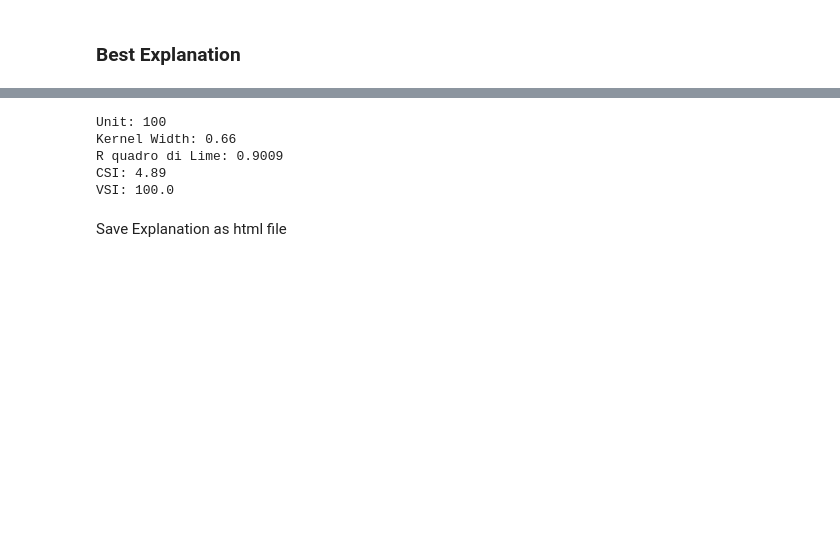
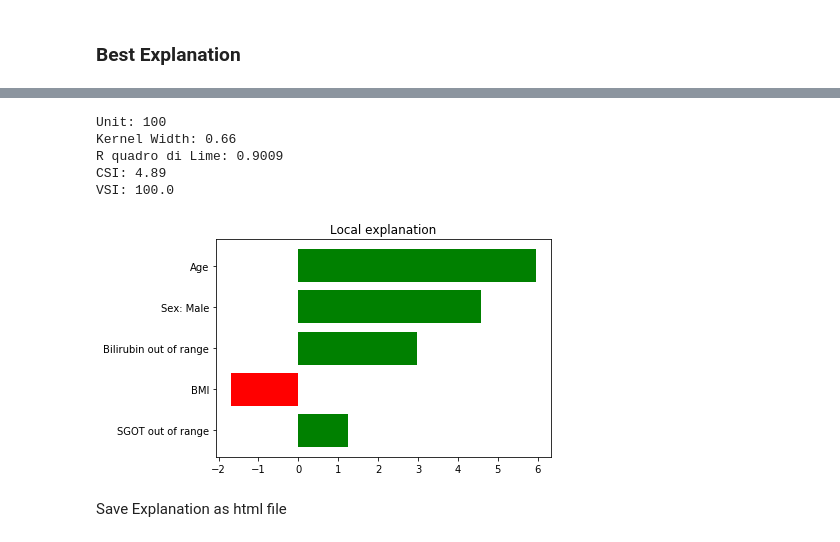
Before and after one commit to giorgiovisani/lime_stability, a Jupyter notebook: OptiLIME/OptiLIME--NHANES.ipynb, the cells around one changed output, grey strips where cells are left out. Drawn from its saved outputs; the diff is of its cells as text; code cells hidden in the pictures; blank space fills up the shorter version.

```diff
--- a/OptiLIME/OptiLIME--NHANES.ipynb
+++ b/OptiLIME/OptiLIME--NHANES.ipynb
@@ -373,26 +373,28 @@ csi100,vsi100,n_calls100 = obj.my_lime.check_stability(X_strain_imp[i,:], xgb_mo
 # %%
 name_map = {"alkaline_phosphatase_isUnacceptable=True": "ALP out of range",
             "total_bilirubin_isUnacceptable=True": "Bilirubin out of range",
             "SGOT_isUnacceptable=True": "SGOT out of range",
             "Sex=Male": "Sex: Male"}
 new_feature_names = list(map(lambda x: name_map.get(
     x, x), exp100.domain_mapper.exp_feature_names))
 exp100.domain_mapper.exp_feature_names = new_feature_names
 
 exp100.show_in_notebook(show_predicted_value=False)
+exp100.as_pyplot_figure()
 
 print("Unit: {}".format(i))
 print("Kernel Width: {}".format(round(best_width100, 2)))
 print("R quadro di Lime: {}".format(round(exp100.score, 4)))
 print("CSI: {}".format(round(csi100, 2)))
 print("VSI: {}".format(round(vsi100, 2)))
 # %% [output]
 [interactive output not drawn]
 Unit: 100
 Kernel Width: 0.66
 R quadro di Lime: 0.9009
 CSI: 4.89
 VSI: 100.0
+[figure, added]
 # %% [markdown]
 Save Explanation as html file
 # %%
```
Also changed, not shown: parts of 1 cell of this notebook, 1 other file.
